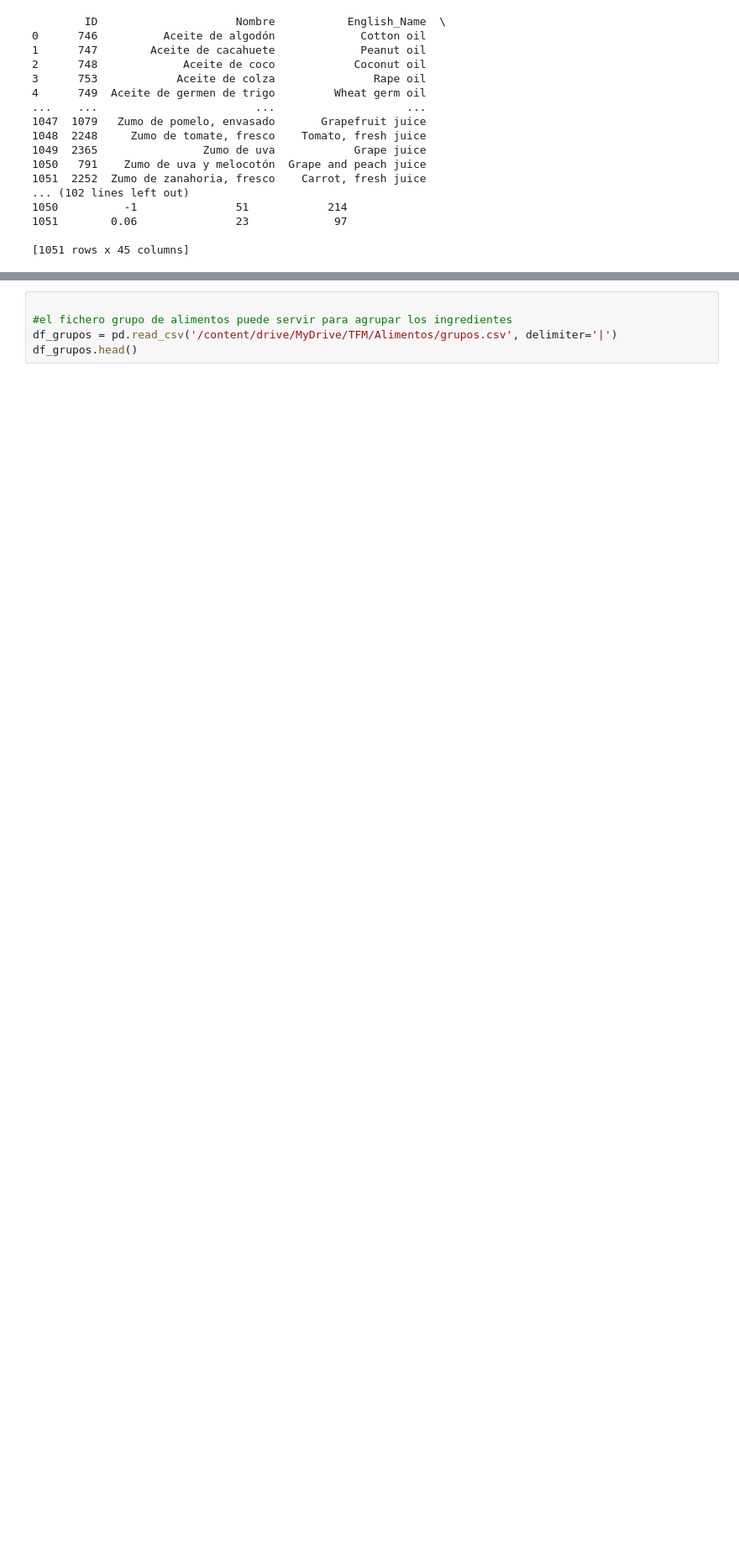
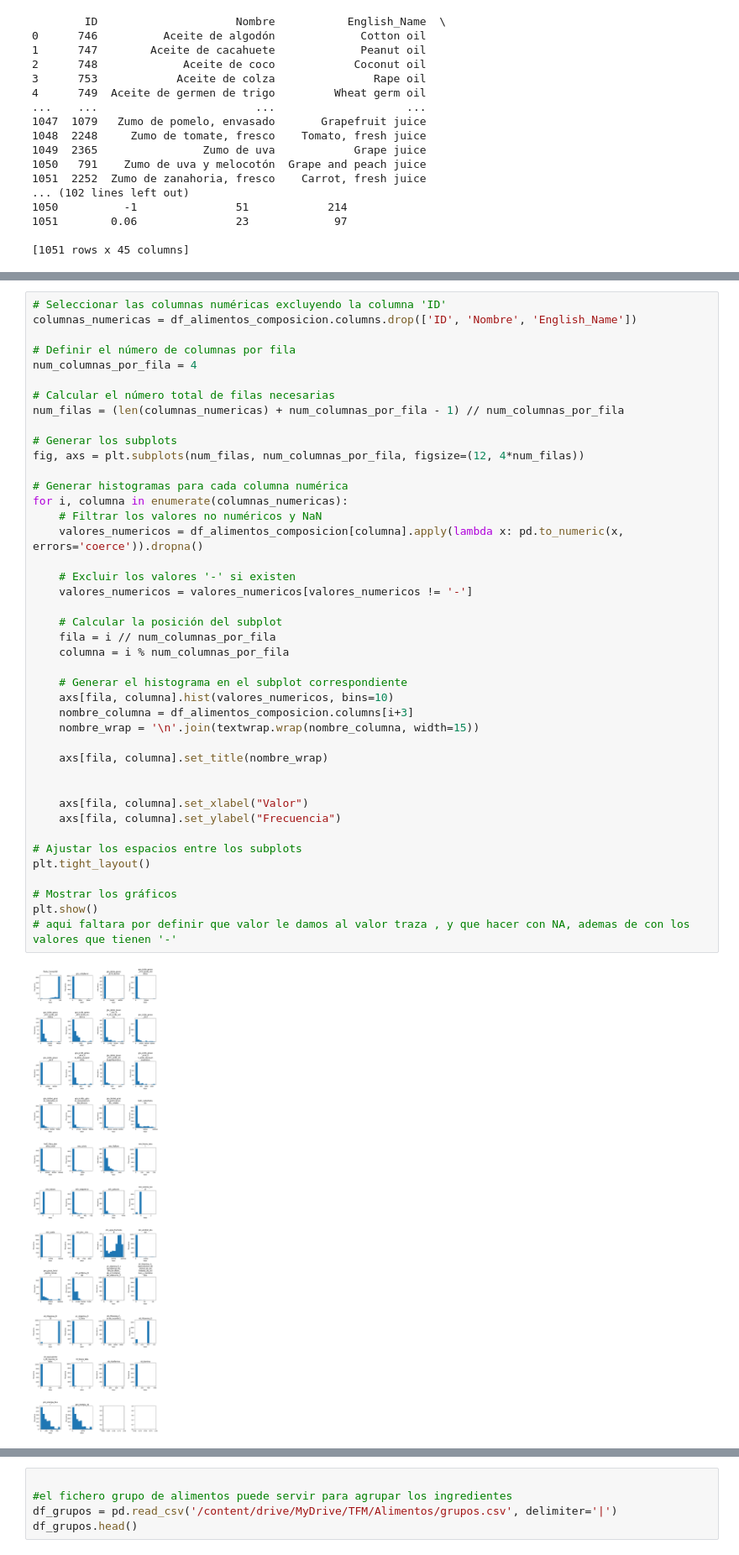
Before and after one commit to joampc/TFM2023, a Jupyter notebook: notebooks/Food_processing.ipynb, the cells around one changed output, grey strips where cells are left out. Shown at 84% size. Drawn from its saved outputs; the diff is of its cells as text; blank space fills up the shorter version.

```diff
--- a/notebooks/Food_processing.ipynb
+++ b/notebooks/Food_processing.ipynb
@@ -349,0 +461,44 @@ print(df_alimentos_composicion)
+# %%
+# Seleccionar las columnas numéricas excluyendo la columna 'ID'
+columnas_numericas = df_alimentos_composicion.columns.drop(['ID', 'Nombre', 'English_Name'])
+
+# Definir el número de columnas por fila
+num_columnas_por_fila = 4
+
+# Calcular el número total de filas necesarias
+num_filas = (len(columnas_numericas) + num_columnas_por_fila - 1) // num_columnas_por_fila
+
+# Generar los subplots
+fig, axs = plt.subplots(num_filas, num_columnas_por_fila, figsize=(12, 4*num_filas))
+
+# Generar histogramas para cada columna numérica
+for i, columna in enumerate(columnas_numericas):
+    # Filtrar los valores no numéricos y NaN
+    valores_numericos = df_alimentos_composicion[columna].apply(lambda x: pd.to_numeric(x, errors='coerce')).dropna()
+
+    # Excluir los valores '-' si existen
+    valores_numericos = valores_numericos[valores_numericos != '-']
+
+    # Calcular la posición del subplot
+    fila = i // num_columnas_por_fila
+    columna = i % num_columnas_por_fila
+
+    # Generar el histograma en el subplot correspondiente
+    axs[fila, columna].hist(valores_numericos, bins=10)
+    nombre_columna = df_alimentos_composicion.columns[i+3]
+    nombre_wrap = '\n'.join(textwrap.wrap(nombre_columna, width=15))
+
+    axs[fila, columna].set_title(nombre_wrap)
+
+
+    axs[fila, columna].set_xlabel("Valor")
+    axs[fila, columna].set_ylabel("Frecuencia")
+
+# Ajustar los espacios entre los subplots
+plt.tight_layout()
+
+# Mostrar los gráficos
+plt.show()
+# aqui faltara por definir que valor le damos al valor traza , y que hacer con NA, ademas de con los valores que tienen '-'
+# %% [output]
+[figure, added]
```
Also changed, not shown: parts of 42 cells of this notebook.
